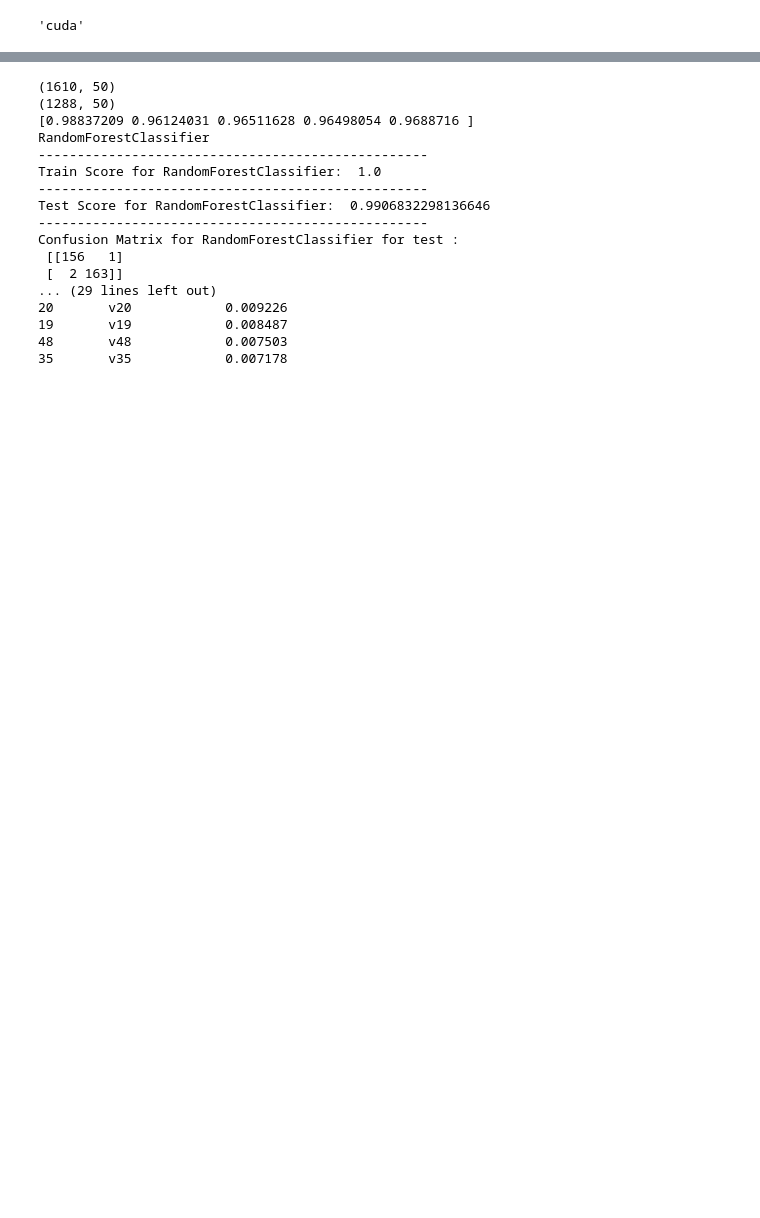
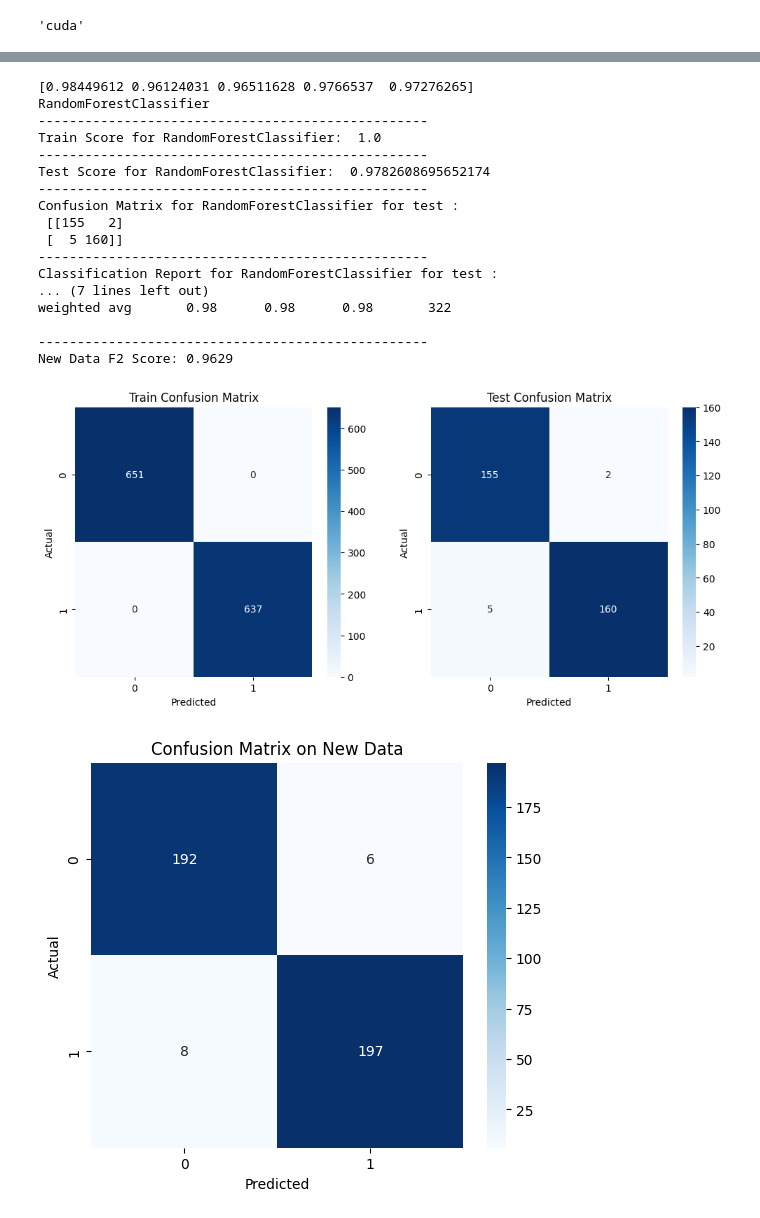
Before and after one commit to JimSu-TW/2024_Spring_DeepLearning_FinalProject, a Jupyter notebook: Classifier/random_forest.ipynb, the cells around one changed output, grey strips where cells are left out. Saved outputs shown, nothing was run; the diff lists cells and outputs as text; code cells hidden in the pictures; blank space fills up the shorter version.

```diff
--- a/Classifier/random_forest.ipynb
+++ b/Classifier/random_forest.ipynb
@@ -129,21 +152,24 @@ Confusion Matrix for RandomForestClassifier for test :
 # %%
-model = train_rf_model(word2vec_train_data,  '../Data/Model/tfidf_scaler.pkl')
+model, scaler = train_rf_model(word2vec_train_data, '../Data/Model/word2vec_rf_model.pkl', '../Data/Model/word2vec_rf_scaler.pkl')
+evaluate_on_new_data(model, scaler, word2vec_val_data)
 # %% [output]
-(1610, 50)
-(1288, 50)
-[0.98837209 0.96124031 0.96511628 0.96498054 0.9688716 ]
+[0.98449612 0.96124031 0.96511628 0.9766537  0.97276265]
 RandomForestClassifier
 --------------------------------------------------
 Train Score for RandomForestClassifier:  1.0
 --------------------------------------------------
-Test Score for RandomForestClassifier:  0.9906832298136646
+Test Score for RandomForestClassifier:  0.9782608695652174
 --------------------------------------------------
 Confusion Matrix for RandomForestClassifier for test :
- [[156   1]
- [  2 163]]
-... (29 lines left out)
-20       v20            0.009226
-19       v19            0.008487
-48       v48            0.007503
-35       v35            0.007178
+ [[155   2]
+ [  5 160]]
+--------------------------------------------------
+Classification Report for RandomForestClassifier for test :
+... (7 lines left out)
+weighted avg       0.98      0.98      0.98       322
+
+--------------------------------------------------
+New Data F2 Score: 0.9629
+[figure, added]
+[figure, added]
 # %%
```
Also changed, not shown: parts of 10 cells of this notebook, 1 other file.
